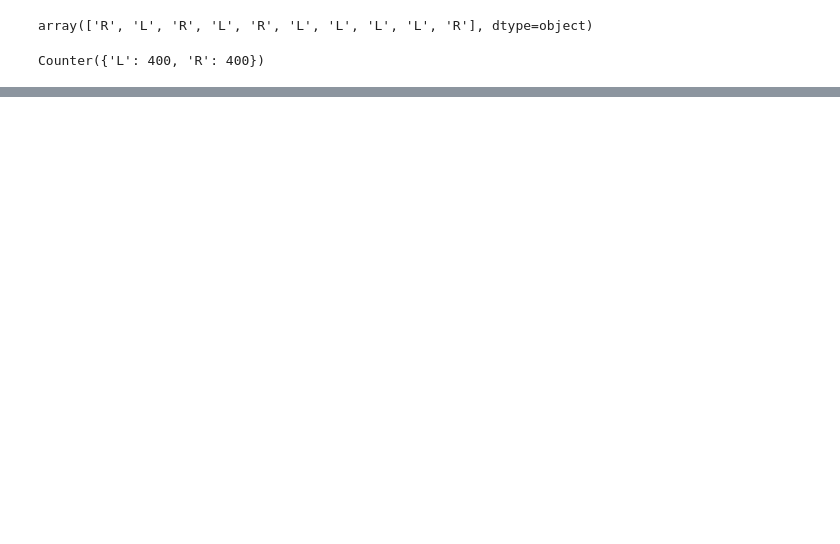
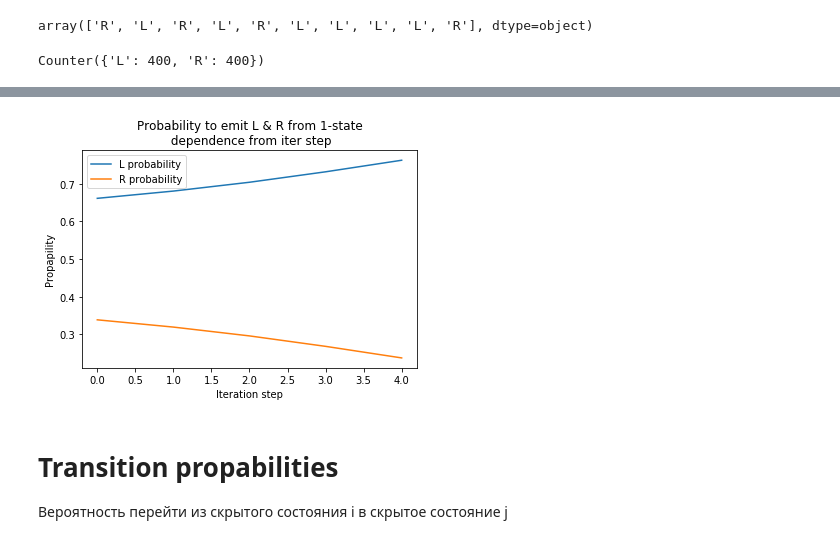
Before and after one commit to fogside/algorithms, a Jupyter notebook: DBMP/math_stats/myHMM.ipynb, the cells around one changed output, grey strips where cells are left out. Saved outputs shown, nothing was run; the diff lists cells and outputs as text; code cells hidden in the pictures; blank space fills up the shorter version.

```diff
--- a/DBMP/math_stats/myHMM.ipynb
+++ b/DBMP/math_stats/myHMM.ipynb
@@ -238,0 +73,8 @@ len(result_mtx[0])
+# %%
+plot_emission_prob(1)
+# %% [output]
+[figure, added]
+# %% [markdown]
+# Transition propabilities
+
+Вероятность перейти из скрытого состояния i в скрытое состояние j
```
Also changed, not shown: parts of 19 cells of this notebook.
